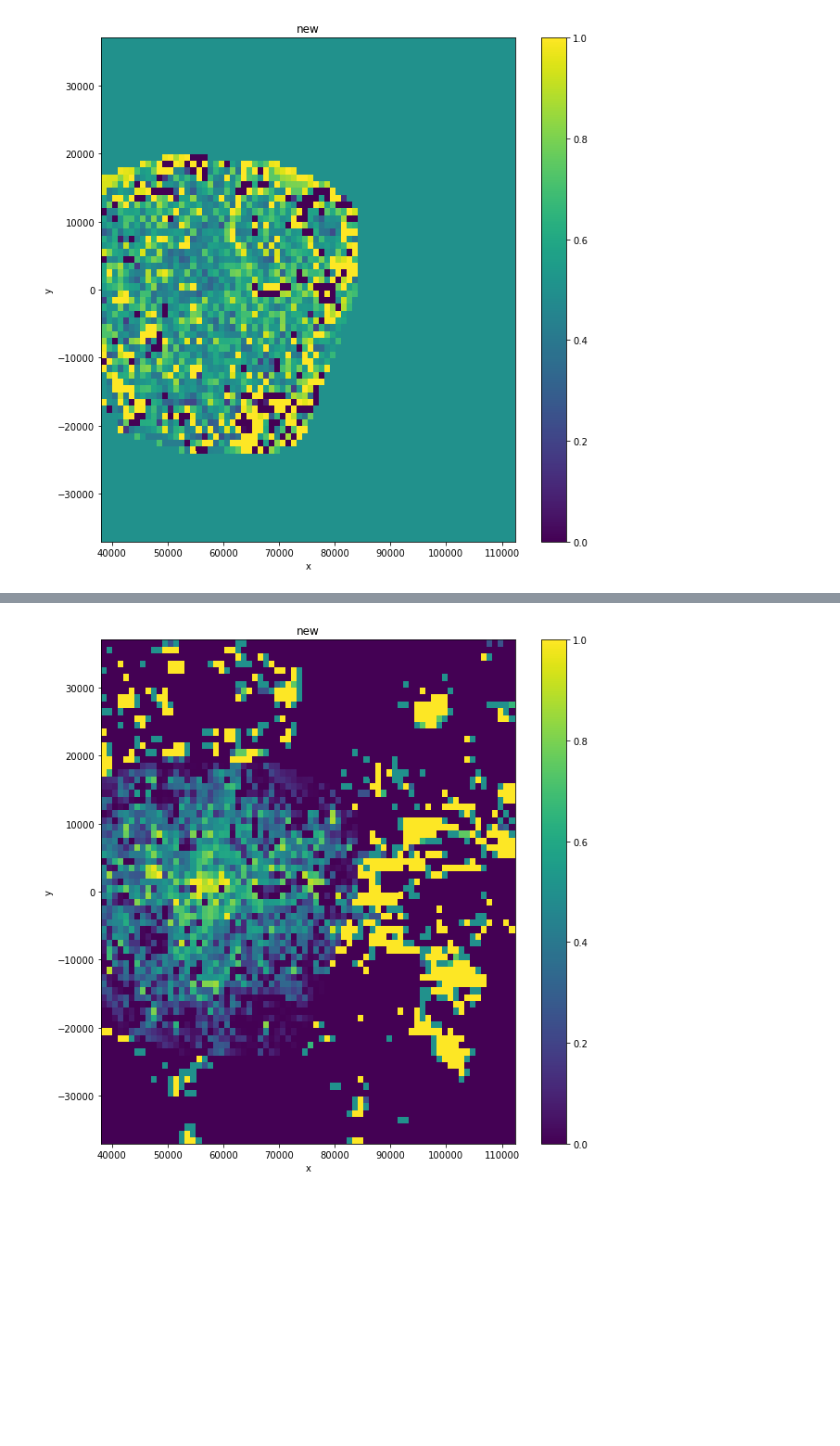
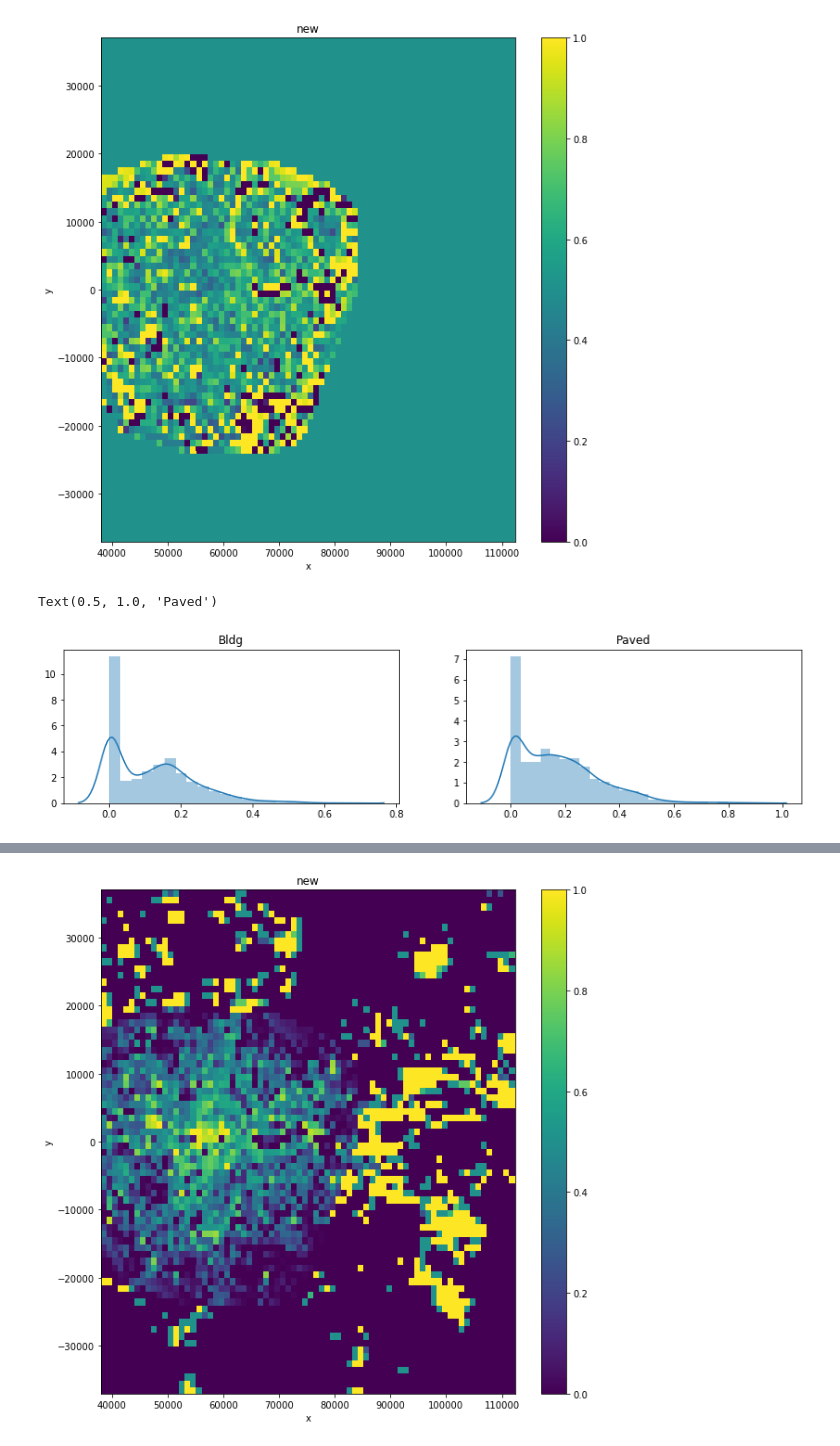
Before and after one commit to Urban-Meteorology-Reading/WRF-SUEWS, a Jupyter notebook: input-processor/pre-processor/Other_modifies/London/London-Land-Cover-Modify/read_convert.ipynb, the cells around one changed output, grey strips where cells are left out. Cells and saved outputs as stored; diff of their text form; code cells hidden in the pictures; blank space fills up the shorter version.

```diff
--- a/input-processor/pre-processor/Other_modifies/London/London-Land-Cover-Modify/read_convert.ipynb
+++ b/input-processor/pre-processor/Other_modifies/London/London-Land-Cover-Modify/read_convert.ipynb
@@ -145,3 +145,16 @@ ds_base['LANDUSEF'].values[0,16,:,:][cd]=new_all['Fr_Water'][cd]/2
 pc_plot(wrf_X, wrf_Y,ds_base['PAVED_RATIO'].values[0,:,:],'new')
 # %% [output]
 [figure]
+# %%
+fig,axes=plt.subplots(1,2,figsize=(14,3))
+
+ax=axes[0]
+sns.distplot(new_all['Fr_Bldgs'][cd],ax=ax)
+ax.set_title('Bldg')
+
+ax=axes[1]
+sns.distplot(new_all['Fr_Paved'][cd],ax=ax)
+ax.set_title('Paved')
+# %% [output]
+Text(0.5, 1.0, 'Paved')
+[figure, added]
```
Also changed, not shown: parts of 1 cell of this notebook, 3 other files.
